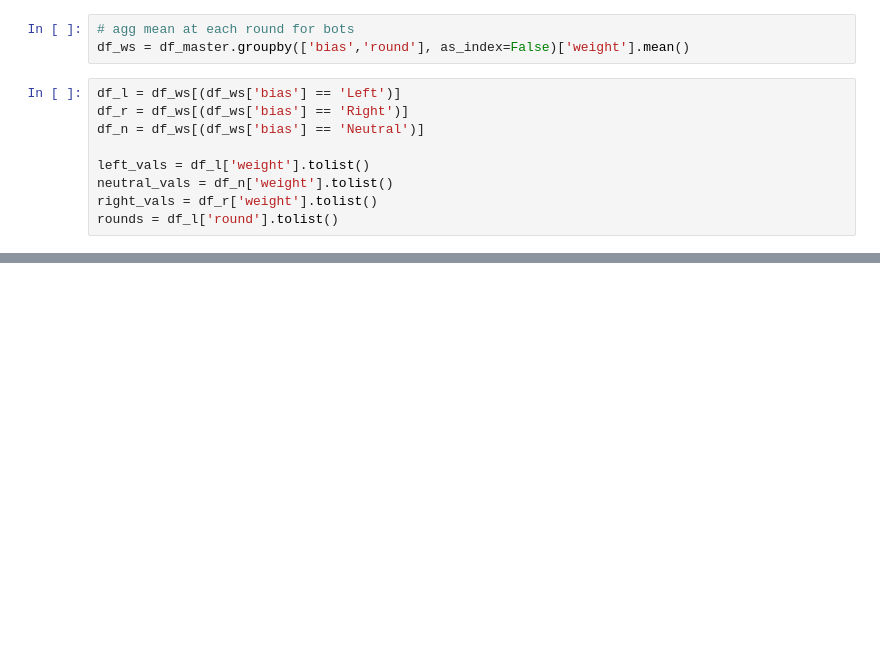
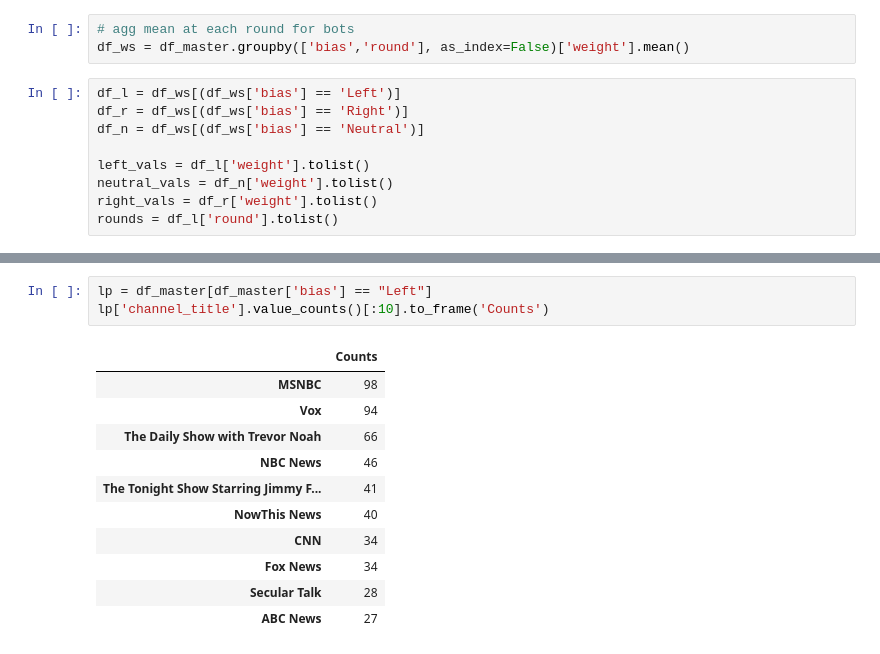
Before and after one commit to daniel-covelli/senior-thesis, a Jupyter notebook: script/viz.ipynb, the cells around one changed output, grey strips where cells are left out. Saved outputs shown, nothing was run; the diff lists cells and outputs as text; blank space fills up the shorter version.

```diff
--- a/script/viz.ipynb
+++ b/script/viz.ipynb
@@ -206,0 +537,15 @@ fig.show()
+# %%
+lp = df_master[df_master['bias'] == "Left"]
+lp['channel_title'].value_counts()[:10].to_frame('Counts')
+# %% [output]
+|  | Counts |
+| MSNBC | 98 |
+| Vox | 94 |
+| The Daily Show with Trevor Noah | 66 |
+| NBC News | 46 |
+| The Tonight Show Starring Jimmy F... | 41 |
+| NowThis News | 40 |
+| CNN | 34 |
+| Fox News | 34 |
+| Secular Talk | 28 |
+| ABC News | 27 |
```
Also changed, not shown: parts of 28 cells of this notebook, 10 other files.
